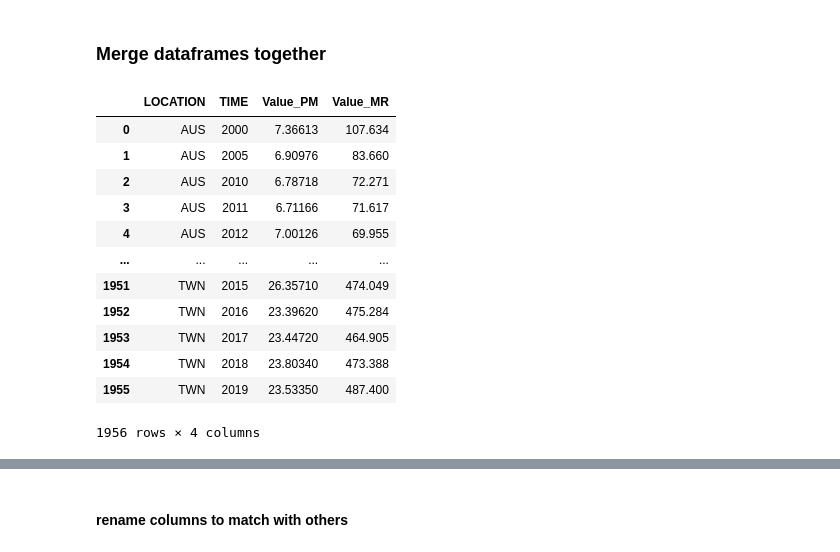
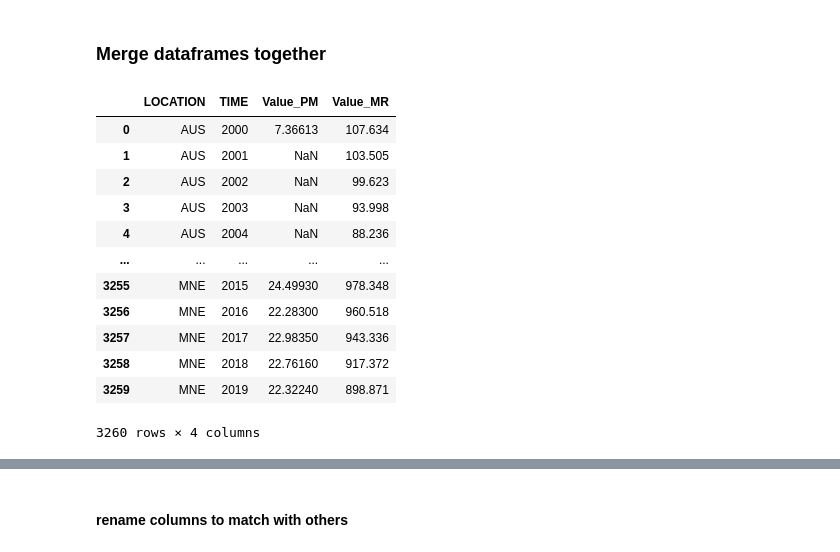
Before and after one commit to acsours/etl_coal_data, a Jupyter notebook: Pollution_exposure_effect.ipynb, the cells around one changed output, grey strips where cells are left out. Cells and saved outputs as stored; diff of their text form; code cells hidden in the pictures.

```diff
--- a/Pollution_exposure_effect.ipynb
+++ b/Pollution_exposure_effect.ipynb
@@ -312,19 +312,23 @@ SOx df [2000 2001 2002 2003 2004 2005 2006 2007 2008 2009 2010 2011 2012 2013
 # %%
 # merge dataframes together based on PM df
 
-comb_df=pd.merge(poll_PM_clean,poll_mortality_clean, on=['LOCATION','TIME'], suffixes=('_PM','_MR'))
-comb_df
+#comb_df=pd.merge(poll_PM_clean,poll_mortality_clean, on=['LOCATION','TIME'], suffixes=('_PM','_MR'))
+#comb_df
-# %% [output]
-|  | LOCATION | TIME | Value_PM | Value_MR |
-| 0 | AUS | 2000 | 7.36613 | 107.634 |
-| 1 | AUS | 2005 | 6.90976 | 83.660 |
-| 2 | AUS | 2010 | 6.78718 | 72.271 |
-| 3 | AUS | 2011 | 6.71166 | 71.617 |
-| 4 | AUS | 2012 | 7.00126 | 69.955 |
-| ... | ... | ... | ... | ... |
-| 1951 | TWN | 2015 | 26.35710 | 474.049 |
-| 1952 | TWN | 2016 | 23.39620 | 475.284 |
-| 1953 | TWN | 2017 | 23.44720 | 464.905 |
-| 1954 | TWN | 2018 | 23.80340 | 473.388 |
-| 1955 | TWN | 2019 | 23.53350 | 487.400 |
-1956 rows × 4 columns
+# %%
+# do right join to keep all available years
+comb_df=pd.merge(poll_PM_clean,poll_mortality_clean, how='right', on=['LOCATION','TIME'], suffixes=('_PM','_MR'))
+comb_df
+# %% [output]
+|  | LOCATION | TIME | Value_PM | Value_MR |
+| 0 | AUS | 2000 | 7.36613 | 107.634 |
+| 1 | AUS | 2001 | NaN | 103.505 |
+| 2 | AUS | 2002 | NaN | 99.623 |
+| 3 | AUS | 2003 | NaN | 93.998 |
+| 4 | AUS | 2004 | NaN | 88.236 |
+| ... | ... | ... | ... | ... |
+| 3255 | MNE | 2015 | 24.49930 | 978.348 |
+| 3256 | MNE | 2016 | 22.28300 | 960.518 |
+| 3257 | MNE | 2017 | 22.98350 | 943.336 |
+| 3258 | MNE | 2018 | 22.76160 | 917.372 |
+| 3259 | MNE | 2019 | 22.32240 | 898.871 |
+3260 rows × 4 columns
```
Also changed, not shown: parts of 12 cells of this notebook, 1 other file.
